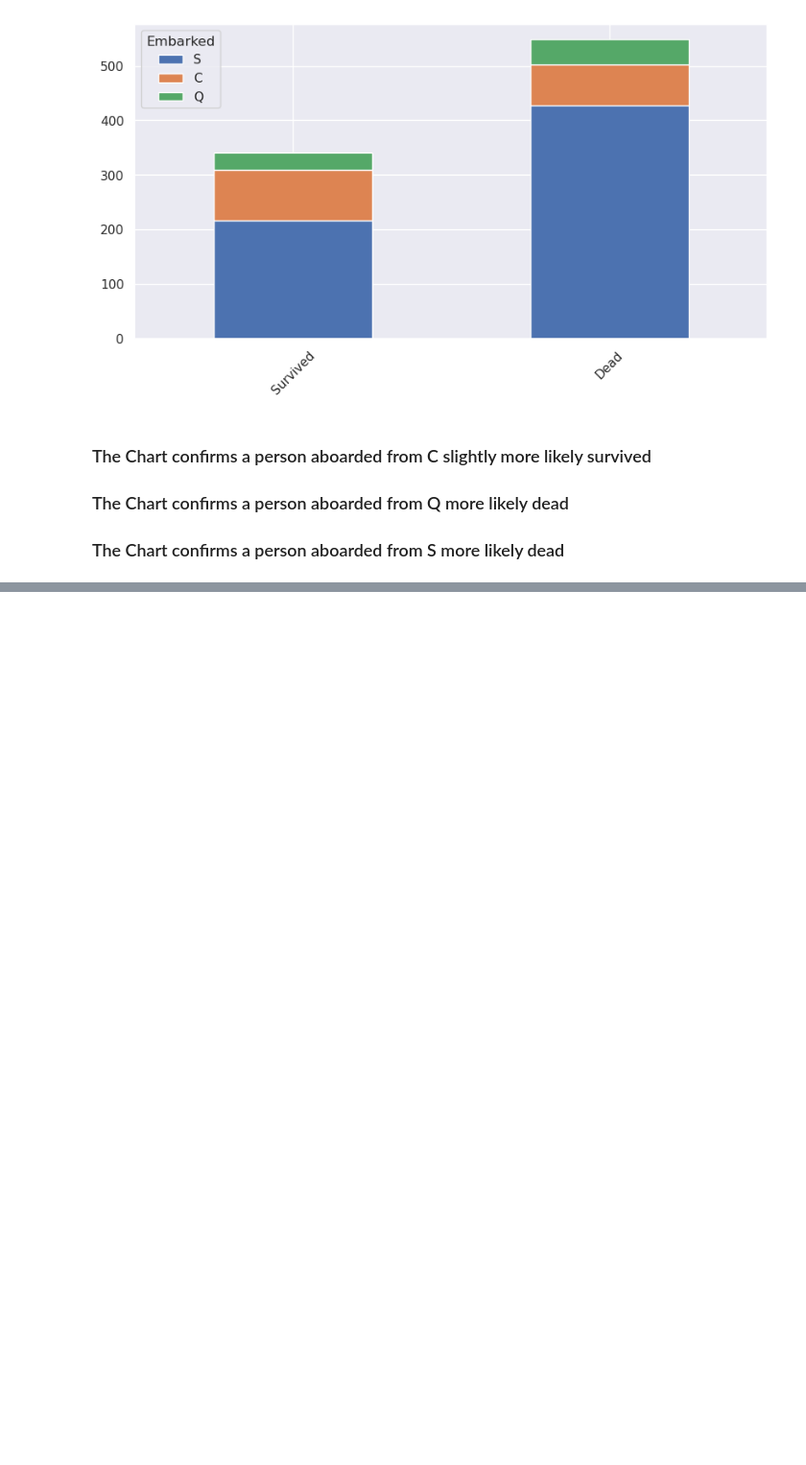
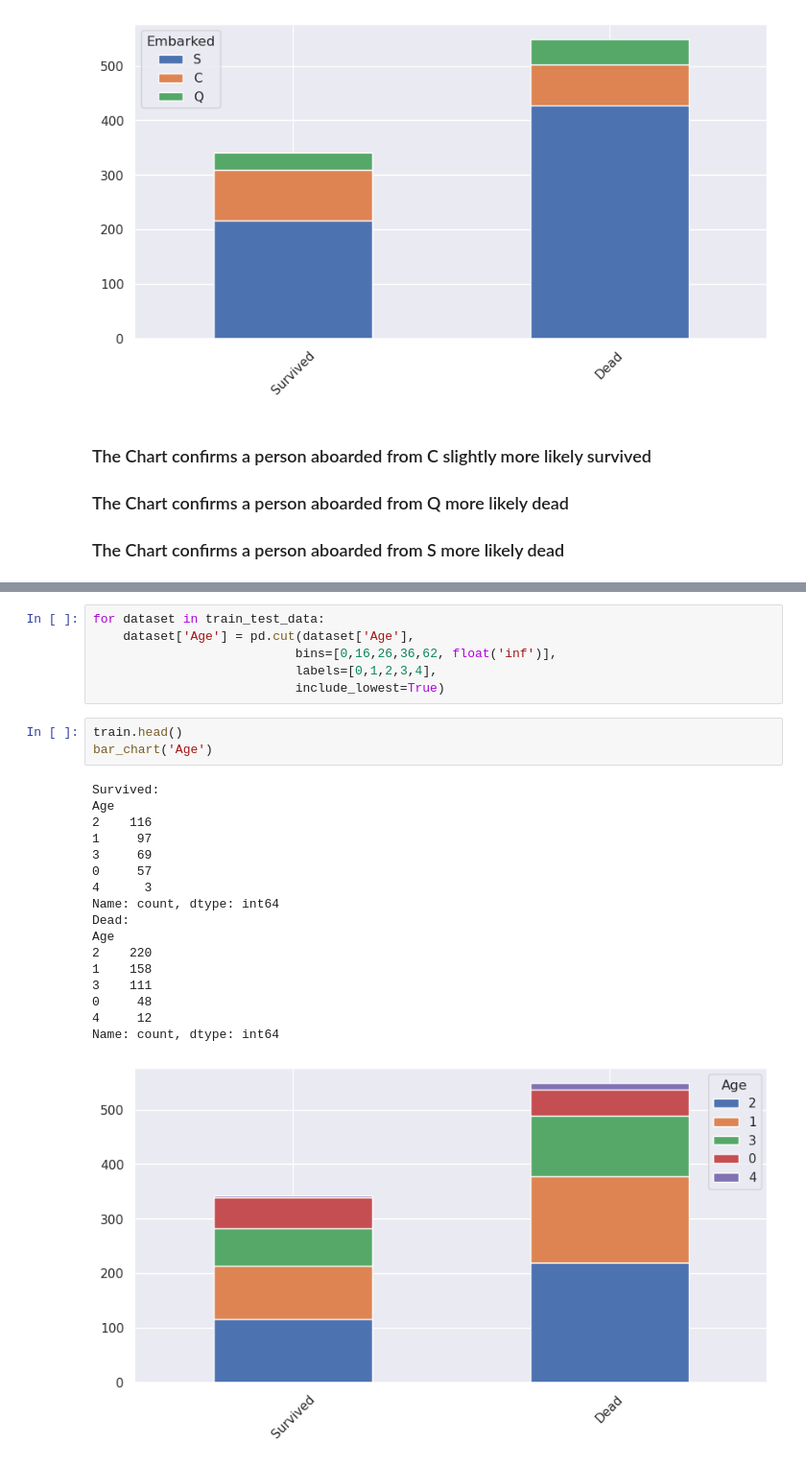
Before and after one commit to jamjavad/Titanic-Project, a Jupyter notebook: notebooks/titanic.ipynb, the cells around one changed output, grey strips where cells are left out. Shown at 96% size. Saved outputs shown, nothing was run; the diff lists cells and outputs as text; blank space fills up the shorter version.

```diff
--- a/notebooks/titanic.ipynb
+++ b/notebooks/titanic.ipynb
@@ -265,0 +503,27 @@ Name: count, dtype: int64
+# %%
+for dataset in train_test_data:
+    dataset['Age'] = pd.cut(dataset['Age'],
+                           bins=[0,16,26,36,62, float('inf')],
+                           labels=[0,1,2,3,4],
+                           include_lowest=True)
+# %%
+train.head()
+bar_chart('Age')
+# %% [output]
+Survived:
+Age
+2    116
+1     97
+3     69
+0     57
+4      3
+Name: count, dtype: int64
+Dead:
+Age
+2    220
+1    158
+3    111
+0     48
+4     12
+Name: count, dtype: int64
+[figure, added]
```
Also changed, not shown: parts of 46 cells of this notebook.
